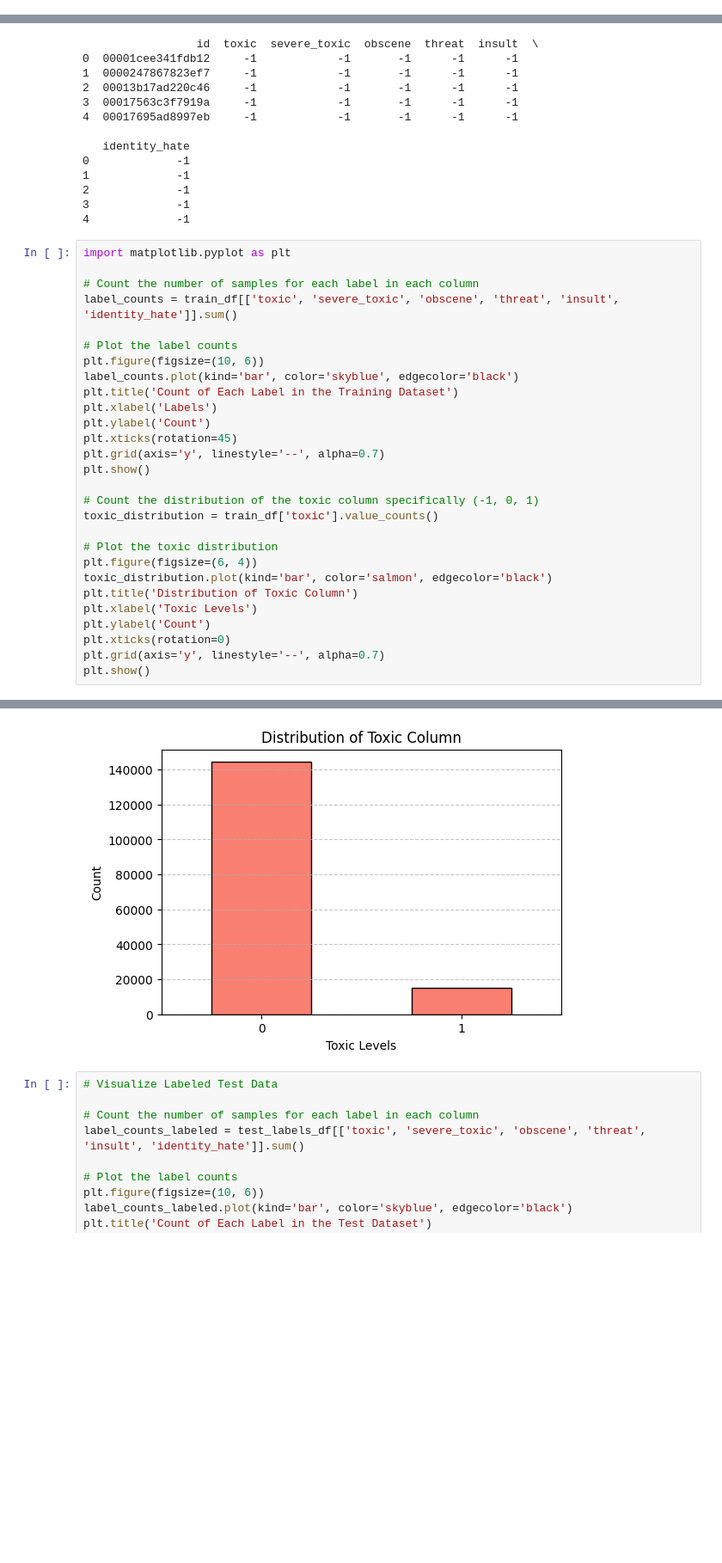
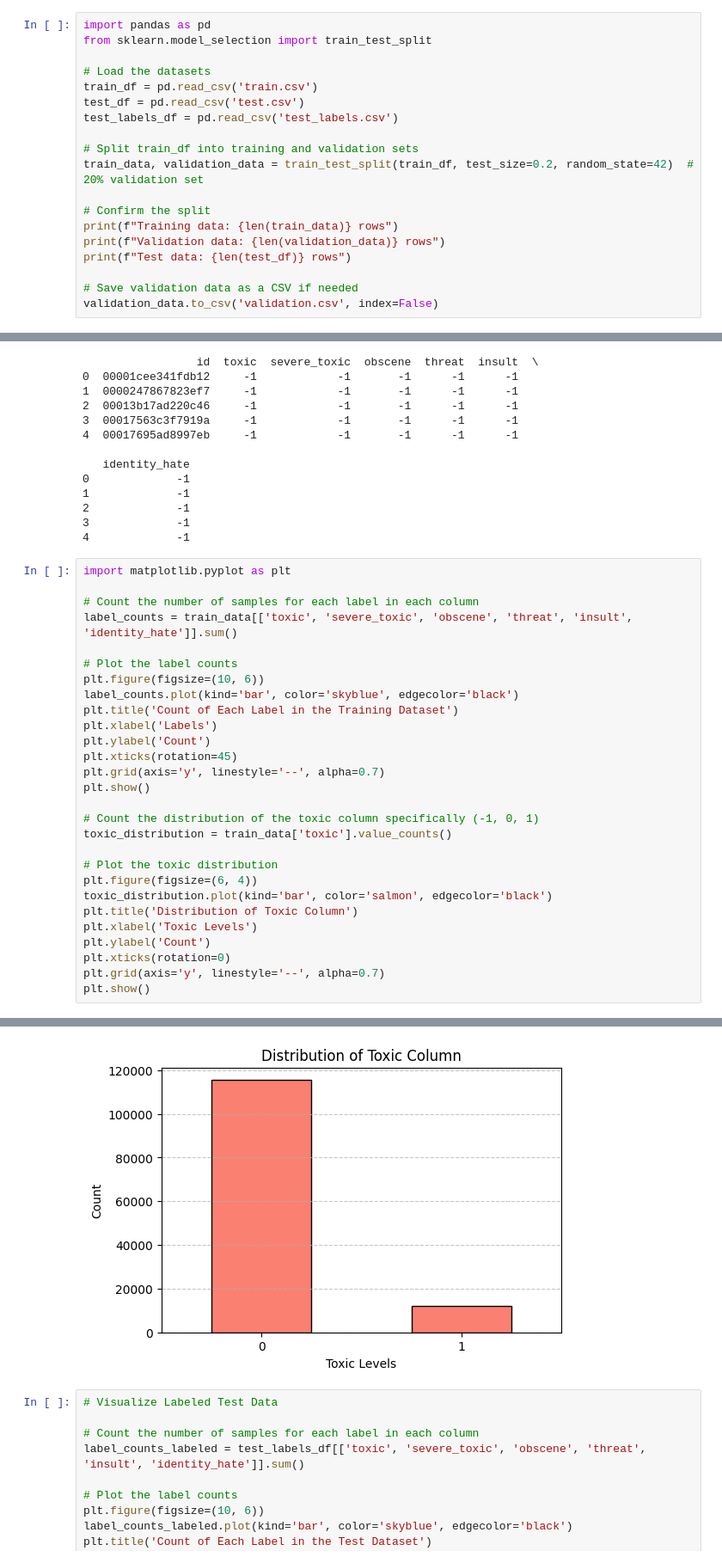
Before and after one commit to melodymassis/Transformer-Model-Efficiency, a Jupyter notebook: ModelTesting.ipynb, the cells around one changed output, grey strips where cells are left out. Shown at 86% size. Drawn from its saved outputs; the diff is of its cells as text; blank space fills up the shorter version.

Commit message:
Upload updated model

```diff
--- a/ModelTesting.ipynb
+++ b/ModelTesting.ipynb
@@ -14,0 +1,19 @@ sample_submission_df = pd.read_csv('sample_submission.csv')
+# %%
+import pandas as pd
+from sklearn.model_selection import train_test_split
+
+# Load the datasets
+train_df = pd.read_csv('train.csv')
+test_df = pd.read_csv('test.csv')
+test_labels_df = pd.read_csv('test_labels.csv')
+
+# Split train_df into training and validation sets
+train_data, validation_data = train_test_split(train_df, test_size=0.2, random_state=42)  # 20% validation set
+
+# Confirm the split
+print(f"Training data: {len(train_data)} rows")
+print(f"Validation data: {len(validation_data)} rows")
+print(f"Test data: {len(test_df)} rows")
+
+# Save validation data as a CSV if needed
+validation_data.to_csv('validation.csv', index=False)
@@ -80,7 +147,7 @@ print(test_labels_df.head())
 import matplotlib.pyplot as plt
 
 # Count the number of samples for each label in each column
-label_counts = train_df[['toxic', 'severe_toxic', 'obscene', 'threat', 'insult', 'identity_hate']].sum()
+label_counts = train_data[['toxic', 'severe_toxic', 'obscene', 'threat', 'insult', 'identity_hate']].sum()
 
 # Plot the label counts
 plt.figure(figsize=(10, 6))
@@ -93,7 +160,7 @@ plt.grid(axis='y', linestyle='--', alpha=0.7)
 plt.show()
 
 # Count the distribution of the toxic column specifically (-1, 0, 1)
-toxic_distribution = train_df['toxic'].value_counts()
+toxic_distribution = train_data['toxic'].value_counts()
 
 # Plot the toxic distribution
 plt.figure(figsize=(6, 4))
@@ -109,4 +176,4 @@ plt.show()
-[figure, old version]
+[figure, new version]
 # %%
 # Visualize Labeled Test Data
 
```
Also changed, not shown: parts of 97 cells of this notebook, 4 other files.
